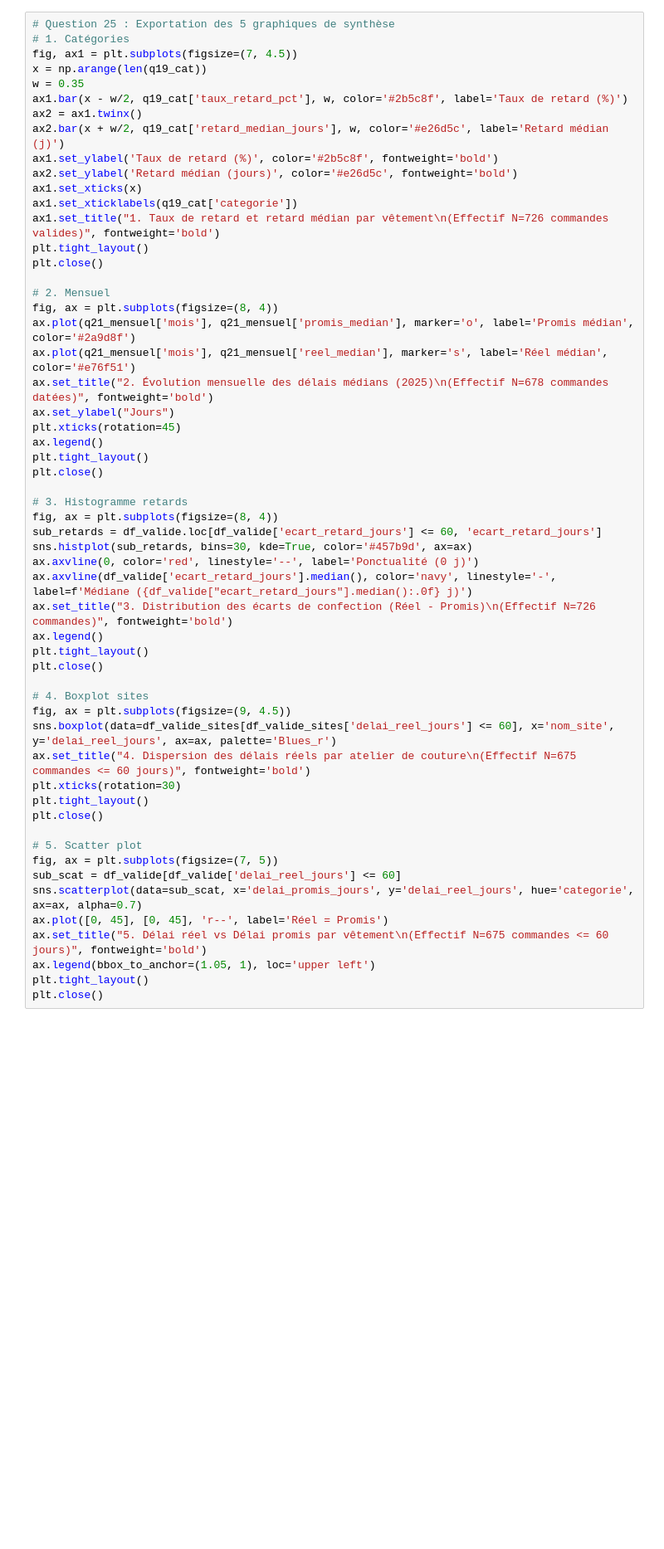
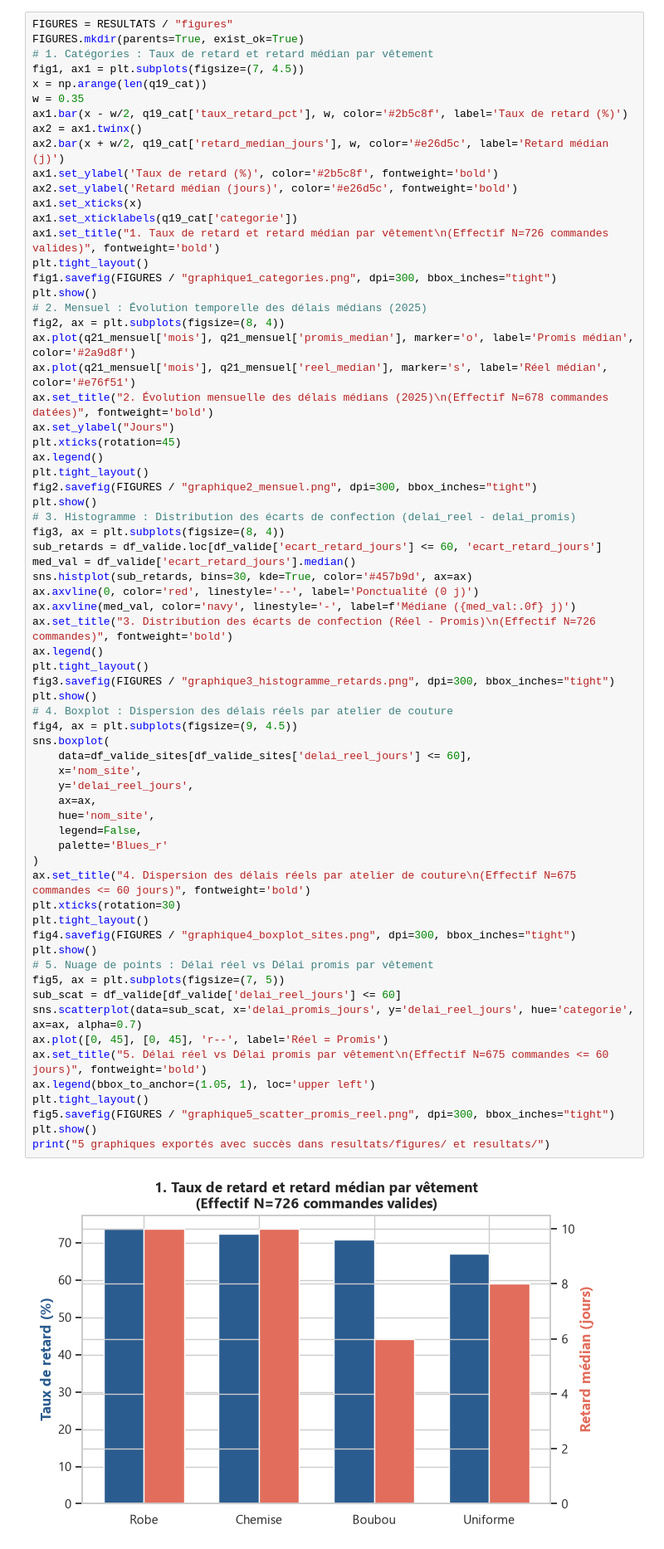
Before and after one commit to PatchanaDaniel/PA-Ateliers-de-couture, a Jupyter notebook: analyse.ipynb, the cells around one changed output. Shown at 83% size. Cells and saved outputs as stored; diff of their text form; blank space fills up the shorter version.

Commit message:
Amélioration de l'export/First remote commit

```diff
--- a/analyse.ipynb
+++ b/analyse.ipynb
@@ -632,9 +642,10 @@ Variation : -0.40 point de pourcentage. Les conclusions sont parfaitement stable
 ### Question 25
 **Production et interprétation des cinq graphiques réglementaires :**
 # %%
-# Question 25 : Exportation des 5 graphiques de synthèse
-# 1. Catégories
-fig, ax1 = plt.subplots(figsize=(7, 4.5))
+FIGURES = RESULTATS / "figures"
+FIGURES.mkdir(parents=True, exist_ok=True)
+# 1. Catégories : Taux de retard et retard médian par vêtement
+fig1, ax1 = plt.subplots(figsize=(7, 4.5))
 x = np.arange(len(q19_cat))
 w = 0.35
 ax1.bar(x - w/2, q19_cat['taux_retard_pct'], w, color='#2b5c8f', label='Taux de retard (%)')
@@ -642,49 +653,61 @@ ax2 = ax1.twinx()
 ax2.bar(x + w/2, q19_cat['retard_median_jours'], w, color='#e26d5c', label='Retard médian (j)')
 ax1.set_ylabel('Taux de retard (%)', color='#2b5c8f', fontweight='bold')
 ax2.set_ylabel('Retard médian (jours)', color='#e26d5c', fontweight='bold')
 ax1.set_xticks(x)
 ax1.set_xticklabels(q19_cat['categorie'])
 ax1.set_title("1. Taux de retard et retard médian par vêtement\n(Effectif N=726 commandes valides)", fontweight='bold')
 plt.tight_layout()
-plt.close()
-
-# 2. Mensuel
-fig, ax = plt.subplots(figsize=(8, 4))
+fig1.savefig(FIGURES / "graphique1_categories.png", dpi=300, bbox_inches="tight")
+plt.show()
+# 2. Mensuel : Évolution temporelle des délais médians (2025)
+fig2, ax = plt.subplots(figsize=(8, 4))
 ax.plot(q21_mensuel['mois'], q21_mensuel['promis_median'], marker='o', label='Promis médian', color='#2a9d8f')
 ax.plot(q21_mensuel['mois'], q21_mensuel['reel_median'], marker='s', label='Réel médian', color='#e76f51')
 ax.set_title("2. Évolution mensuelle des délais médians (2025)\n(Effectif N=678 commandes datées)", fontweight='bold')
 ax.set_ylabel("Jours")
 plt.xticks(rotation=45)
 ax.legend()
 plt.tight_layout()
-plt.close()
-
-# 3. Histogramme retards
-fig, ax = plt.subplots(figsize=(8, 4))
+fig2.savefig(FIGURES / "graphique2_mensuel.png", dpi=300, bbox_inches="tight")
+plt.show()
+# 3. Histogramme : Distribution des écarts de confection (delai_reel - delai_promis)
+fig3, ax = plt.subplots(figsize=(8, 4))
 sub_retards = df_valide.loc[df_valide['ecart_retard_jours'] <= 60, 'ecart_retard_jours']
+med_val = df_valide['ecart_retard_jours'].median()
 sns.histplot(sub_retards, bins=30, kde=True, color='#457b9d', ax=ax)
 ax.axvline(0, color='red', linestyle='--', label='Ponctualité (0 j)')
-ax.axvline(df_valide['ecart_retard_jours'].median(), color='navy', linestyle='-', label=f'Médiane ({df_valide["ecart_retard_jours"].median():.0f} j)')
+ax.axvline(med_val, color='navy', linestyle='-', label=f'Médiane ({med_val:.0f} j)')
 ax.set_title("3. Distribution des écarts de confection (Réel - Promis)\n(Effectif N=726 commandes)", fontweight='bold')
 ax.legend()
 plt.tight_layout()
-plt.close()
-
-# 4. Boxplot sites
-fig, ax = plt.subplots(figsize=(9, 4.5))
-sns.boxplot(data=df_valide_sites[df_valide_sites['delai_reel_jours'] <= 60], x='nom_site', y='delai_reel_jours', ax=ax, palette='Blues_r')
+fig3.savefig(FIGURES / "graphique3_histogramme_retards.png", dpi=300, bbox_inches="tight")
+plt.show()
+# 4. Boxplot : Dispersion des délais réels par atelier de couture
+fig4, ax = plt.subplots(figsize=(9, 4.5))
+sns.boxplot(
+    data=df_valide_sites[df_valide_sites['delai_reel_jours'] <= 60],
+    x='nom_site',
+    y='delai_reel_jours',
+    ax=ax,
+    hue='nom_site',
+    legend=False,
+    palette='Blues_r'
+)
 ax.set_title("4. Dispersion des délais réels par atelier de couture\n(Effectif N=675 commandes <= 60 jours)", fontweight='bold')
 plt.xticks(rotation=30)
 plt.tight_layout()
-plt.close()
-
-# 5. Scatter plot
-fig, ax = plt.subplots(figsize=(7, 5))
+fig4.savefig(FIGURES / "graphique4_boxplot_sites.png", dpi=300, bbox_inches="tight")
+plt.show()
+# 5. Nuage de points : Délai réel vs Délai promis par vêtement
+fig5, ax = plt.subplots(figsize=(7, 5))
 sub_scat = df_valide[df_valide['delai_reel_jours'] <= 60]
 sns.scatterplot(data=sub_scat, x='delai_promis_jours', y='delai_reel_jours', hue='categorie', ax=ax, alpha=0.7)
 ax.plot([0, 45], [0, 45], 'r--', label='Réel = Promis')
 ax.set_title("5. Délai réel vs Délai promis par vêtement\n(Effectif N=675 commandes <= 60 jours)", fontweight='bold')
 ax.legend(bbox_to_anchor=(1.05, 1), loc='upper left')
 plt.tight_layout()
-plt.close()
+fig5.savefig(FIGURES / "graphique5_scatter_promis_reel.png", dpi=300, bbox_inches="tight")
+plt.show()
+print("5 graphiques exportés avec succès dans resultats/figures/ et resultats/")
 # %% [output]
+[figure, added]
```
Also changed, not shown: parts of 9 cells of this notebook, 19 other files.
